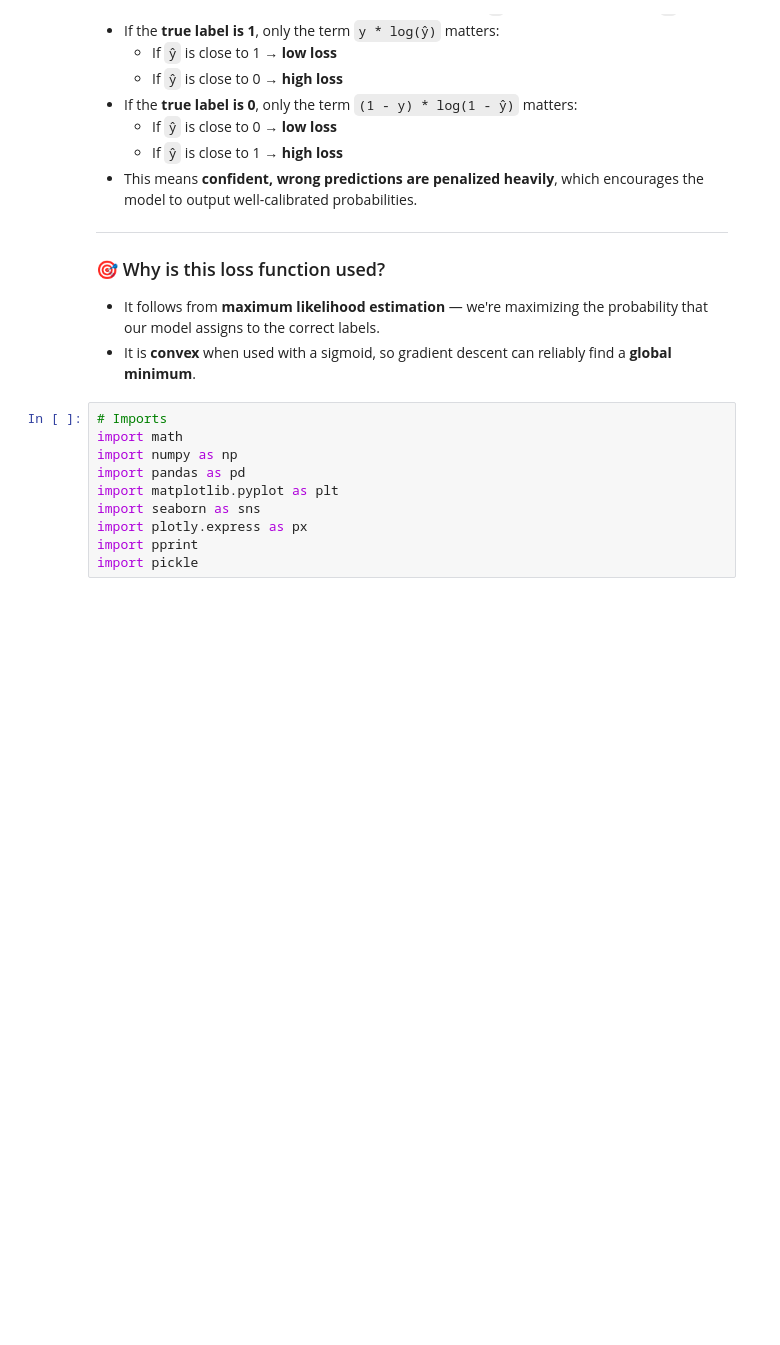
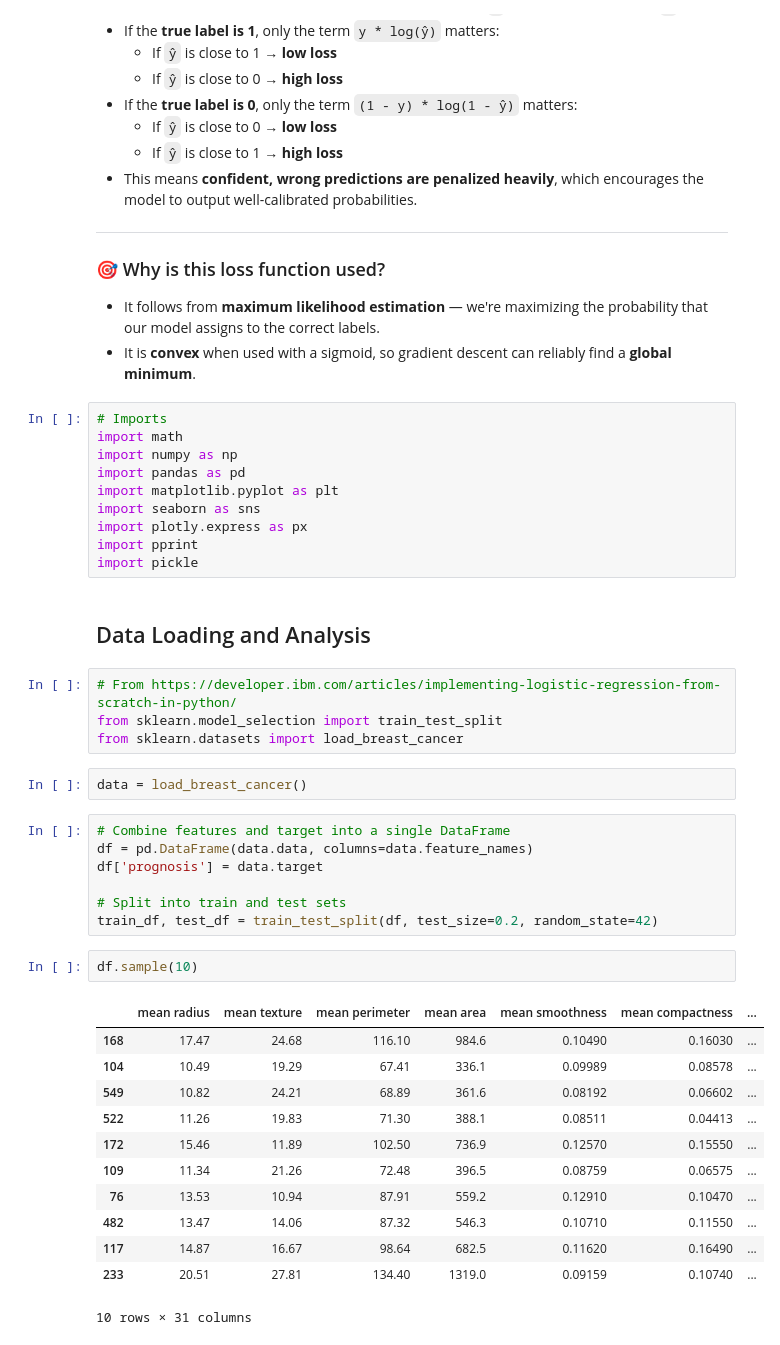
Before and after one commit to avavatzanidis/ml_learning_weekly, a Jupyter notebook: ml_algorithms/logistic_regression.ipynb, the cells around one changed output. Drawn from its saved outputs; the diff is of its cells as text; blank space fills up the shorter version.

```diff
--- a/ml_algorithms/logistic_regression.ipynb
+++ b/ml_algorithms/logistic_regression.ipynb
@@ -56,3 +56,33 @@ import seaborn as sns
 import plotly.express as px
 import pprint
 import pickle
+# %% [markdown]
+## Data Loading and Analysis
+# %%
+# From https://developer.ibm.com/articles/implementing-logistic-regression-from-scratch-in-python/
+from sklearn.model_selection import train_test_split
+from sklearn.datasets import load_breast_cancer
+# %%
+data = load_breast_cancer()
+# %%
+# Combine features and target into a single DataFrame
+df = pd.DataFrame(data.data, columns=data.feature_names)
+df['prognosis'] = data.target
+
+# Split into train and test sets
+train_df, test_df = train_test_split(df, test_size=0.2, random_state=42)
+# %%
+df.sample(10)
+# %% [output]
+|  | mean radius | mean texture | mean perimeter | mean area | mean smoothness | mean compactness | ... |
+| 168 | 17.47 | 24.68 | 116.10 | 984.6 | 0.10490 | 0.16030 | ... |
+| 104 | 10.49 | 19.29 | 67.41 | 336.1 | 0.09989 | 0.08578 | ... |
+| 549 | 10.82 | 24.21 | 68.89 | 361.6 | 0.08192 | 0.06602 | ... |
+| 522 | 11.26 | 19.83 | 71.30 | 388.1 | 0.08511 | 0.04413 | ... |
+| 172 | 15.46 | 11.89 | 102.50 | 736.9 | 0.12570 | 0.15550 | ... |
+| 109 | 11.34 | 21.26 | 72.48 | 396.5 | 0.08759 | 0.06575 | ... |
+| 76 | 13.53 | 10.94 | 87.91 | 559.2 | 0.12910 | 0.10470 | ... |
+| 482 | 13.47 | 14.06 | 87.32 | 546.3 | 0.10710 | 0.11550 | ... |
+| 117 | 14.87 | 16.67 | 98.64 | 682.5 | 0.11620 | 0.16490 | ... |
+| 233 | 20.51 | 27.81 | 134.40 | 1319.0 | 0.09159 | 0.10740 | ... |
+10 rows × 31 columns
```
Also changed, not shown: parts of 1 cell of this notebook.
